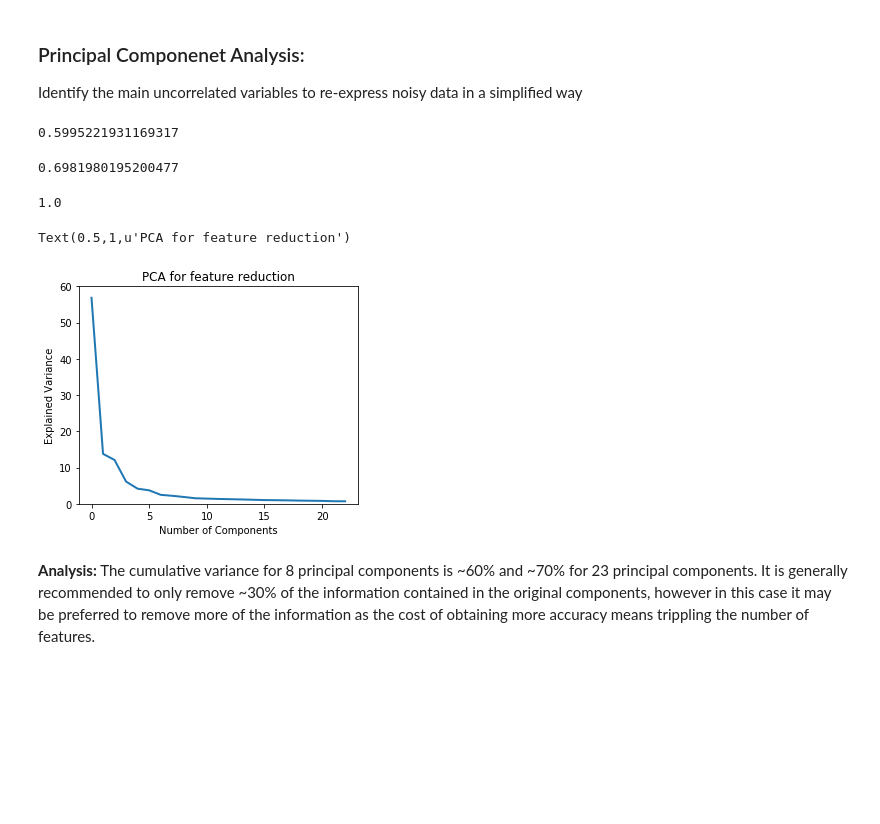
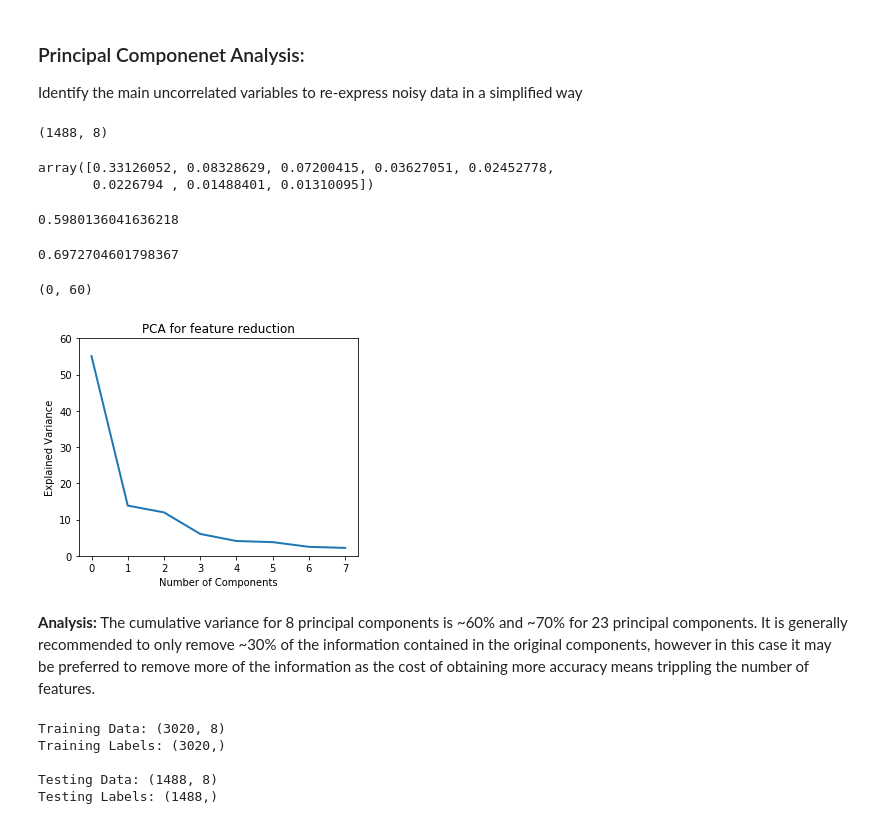
Before and after one commit to blancamiller/ML_notebook, a Jupyter notebook: HW7/Miller_Blanca_HW7.ipynb, the cells around one changed output. Saved outputs shown, nothing was run; the diff lists cells and outputs as text; code cells hidden in the pictures; blank space fills up the shorter version.

```diff
--- a/HW7/Miller_Blanca_HW7.ipynb
+++ b/HW7/Miller_Blanca_HW7.ipynb
@@ -118,7 +138,7 @@ data_set = data.as_matrix()
 X_phonemes = data_set[1:4509, 1:257]
 
 # Parse labels: get last column for all rows
-y_phonemes = data_set[1:4509, 258]
+y_phonemes = data_set[1:4509, 257]
 # %%
 print("Data: {}".format(X_phonemes.shape))
 print("Labels: {}".format(y_phonemes.shape))
@@ -172,50 +200,60 @@ X_test = preprocessing.scale(X_test, axis=1)
 # %% [markdown]
 ### Principal Componenet Analysis:
 Identify the main uncorrelated variables to re-express noisy data in a simplified way
-# %%
-k60 = 8
-k70 = 23
-k100 = 256
-
-pca60 = decomposition.PCA(n_components = k60)
-pca70 = decomposition.PCA(n_components = k70)
-pca100 = decomposition.PCA(n_components = k100)
-
-pca60.fit(X_train)
-pca70.fit(X_train)
-pca100.fit(X_train)
-
-X_train_trans60 = pca60.transform(X_train)
-X_train_trans70 = pca70.transform(X_train)
-X_train_trans100 = pca100.transform(X_train)
-
-X_test_trans60 = pca60.transform(X_test)
-X_test_trans70 = pca70.transform(X_test)
-X_test_trans100 = pca100.transform(X_test)
+# %%
+k = 8
+pca = decomposition.PCA(n_components = k)
+pca.fit(X_train)
+X_train_trans = pca.transform(X_train)
+X_test_trans = pca.transform(X_test)
+
+k70 = 23
+pca70 = decomposition.PCA(n_components = k70)
+pca70.fit(X_train)
+X_train_trans70 = pca70.transform(X_train)
+X_test_trans70 = pca70.transform(X_test)
+# %%
+X_test_trans.shape
+# %% [output]
+(1488, 8)
+# %%
+# amount of information compressed in the chosen k components
+pca.explained_variance_ratio_
+# %% [output]
+array([0.33126052, 0.08328629, 0.07200415, 0.03627051, 0.02452778,
+       0.0226794 , 0.01488401, 0.01310095])
 # %%
-pca60.explained_variance_ratio_.sum()
+pca.explained_variance_ratio_.sum()
 # %% [output]
-0.5995221931169317
+0.5980136041636218
 # %%
 pca70.explained_variance_ratio_.sum()
 # %% [output]
-0.6981980195200477
+0.6972704601798367
-# %%
-pca100.explained_variance_ratio_.sum()
-# %% [output]
-1.0
 # %%
 plt.figure(1, figsize=(5,4))      # create a figure instance
 plt.clf()                         # clear the current figure
 plt.axes                          # set the coordinate system
-plt.plot(pca70.explained_variance_, linewidth=2)
+plt.plot(pca.explained_variance_, linewidth=2)
 plt.axis('tight')
+plt.title('PCA for feature reduction')
 plt.xlabel('Number of Components')
 plt.ylabel('Explained Variance')
 plt.ylim(0,60)
-plt.title('PCA for feature reduction')
 # %% [output]
-Text(0.5,1,u'PCA for feature reduction')
+(0, 60)
-[figure, old version]
+[figure, new version]
 # %% [markdown]
 __Analysis:__ The cumulative variance for 8 principal components is ~60% and ~70% for 23 principal components. It is generally recommended to only remove ~30% of the information contained in the original components, however in this case it may be preferred to remove more of the information as the cost of obtaining more accuracy means trippling the number of features.
+# %%
+# print data & label set dimensionality for verification
+print("Training Data: {}".format(X_train_trans.shape))
+print("Training Labels: {}\n".format(y_train.shape))
+print("Testing Data: {}".format(X_test_trans.shape))
+print("Testing Labels: {}".format(y_test.shape))
+# %% [output]
+Training Data: (3020, 8)
+Training Labels: (3020,)
+
+Testing Data: (1488, 8)
+Testing Labels: (1488,)
```
Also changed, not shown: parts of 44 cells of this notebook, 8 other files.
